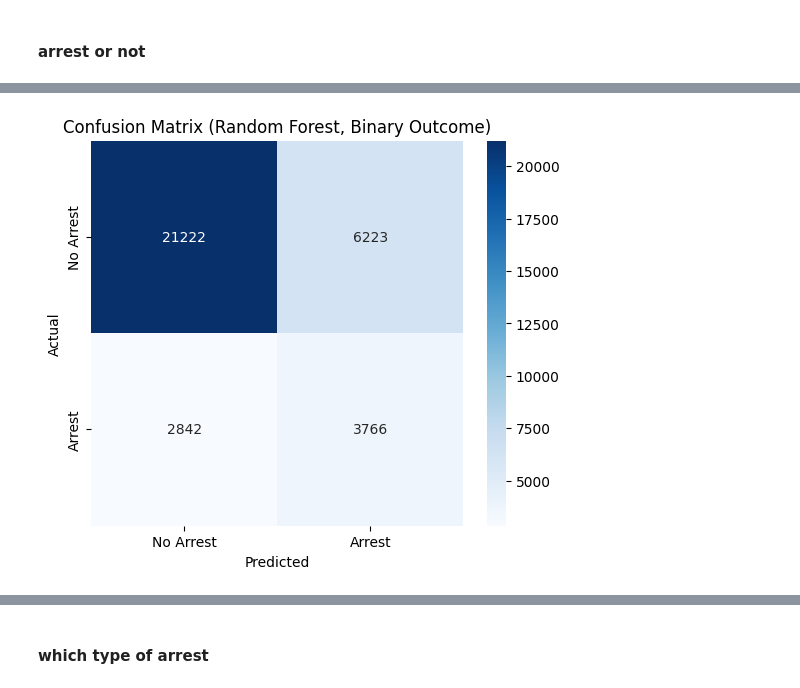
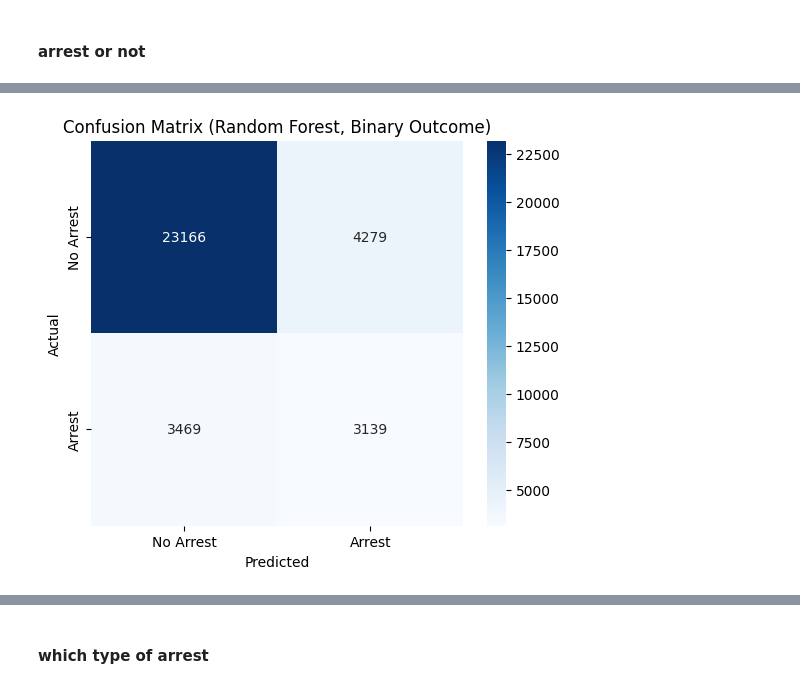
Before and after one commit to utexas-SDS-357/sds357-project-sp26-cook-the-data-cajun-way, a Jupyter notebook: modeling.ipynb, the cells around one changed output, grey strips where cells are left out. Saved outputs shown, nothing was run; the diff lists cells and outputs as text; code cells hidden in the pictures.

```diff
--- a/modeling.ipynb
+++ b/modeling.ipynb
@@ -246,23 +381,23 @@ reason_for_stop_CRIMINAL VIOLATION|TRAFFIC VIOLATION    0.000000
 # %%
 import matplotlib.pyplot as plt
 from sklearn.metrics import confusion_matrix
 import seaborn as sns
 
 classes = ["No Arrest", 'Arrest']
 
-cm = confusion_matrix(y_test, pred)
+cm = confusion_matrix(y_test, y_pred_rf_binary)
 
 plt.figure(figsize=(6,5))
 sns.heatmap(cm, annot=True, fmt="d", cmap="Blues",
             xticklabels=classes,
             yticklabels=classes)
 
 plt.xlabel("Predicted")
 plt.ylabel("Actual")
 plt.title("Confusion Matrix (Random Forest, Binary Outcome)")
 plt.show()
 # %% [output]
-[figure, old version]
+[figure, new version]
 # %%
 rename_dict = {
     "subject_age": "Subject Age",
```
Also changed, not shown: parts of 14 cells of this notebook.
